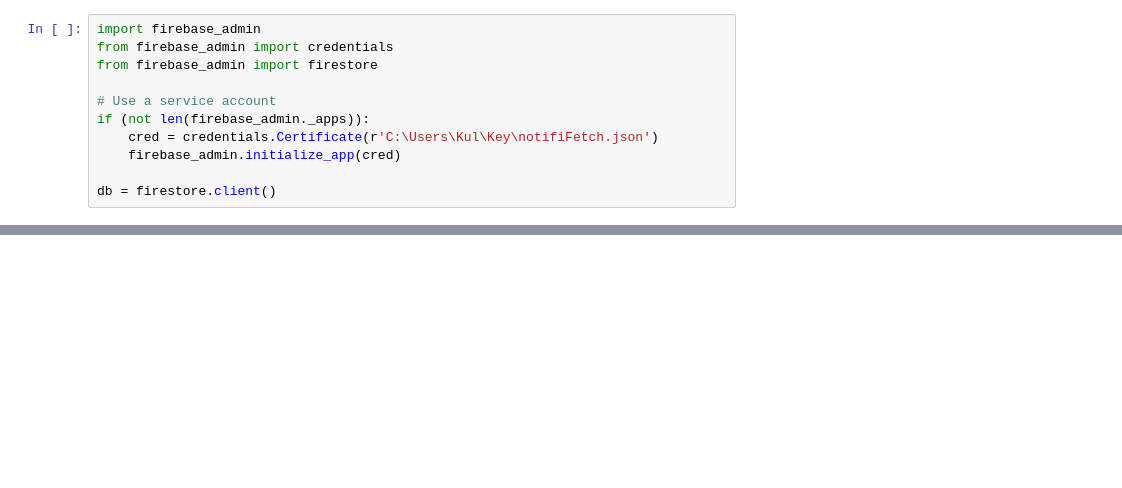
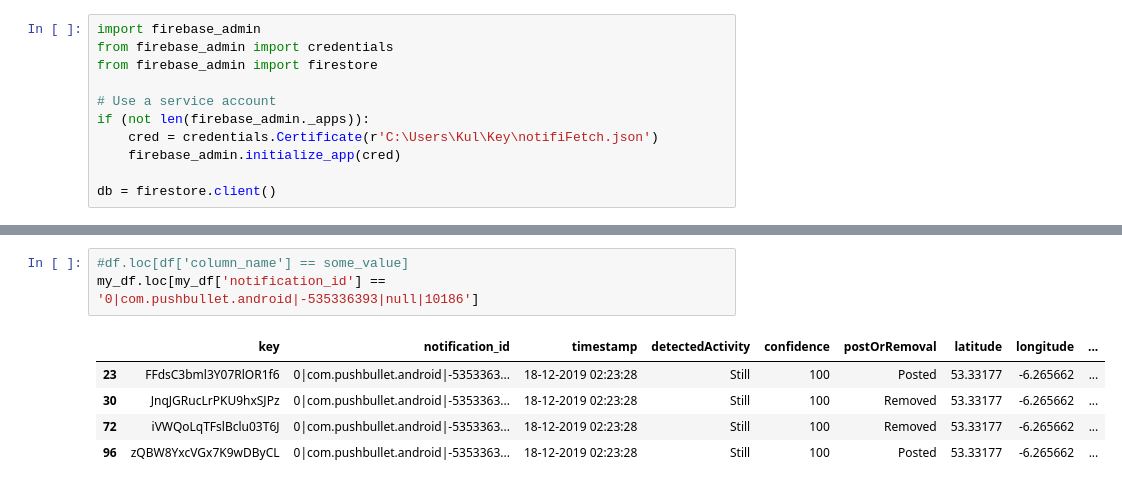
Before and after one commit to kulgaurav/NotificationLogger, a Jupyter notebook: Firestone_Fetch.ipynb, the cells around one changed output, grey strips where cells are left out. Drawn from its saved outputs; the diff is of its cells as text; blank space fills up the shorter version.

```diff
--- a/Firestone_Fetch.ipynb
+++ b/Firestone_Fetch.ipynb
@@ -35,0 +99,9 @@ zzyVKAauSGNiSYpZCDbF => {'notificationID': 8, 'maxConfidence': 40, 'timestamp':
+# %%
+#df.loc[df['column_name'] == some_value]
+my_df.loc[my_df['notification_id'] == '0|com.pushbullet.android|-535336393|null|10186']
+# %% [output]
+|  | key | notification_id | timestamp | detectedActivity | confidence | postOrRemoval | latitude | longitude | ... |
+| 23 | FFdsC3bml3Y07RlOR1f6 | 0|com.pushbullet.android|-5353363... | 18-12-2019 02:23:28 | Still | 100 | Posted | 53.33177 | -6.265662 | ... |
+| 30 | JnqJGRucLrPKU9hxSJPz | 0|com.pushbullet.android|-5353363... | 18-12-2019 02:23:28 | Still | 100 | Removed | 53.33177 | -6.265662 | ... |
+| 72 | iVWQoLqTFslBclu03T6J | 0|com.pushbullet.android|-5353363... | 18-12-2019 02:23:28 | Still | 100 | Removed | 53.33177 | -6.265662 | ... |
+| 96 | zQBW8YxcVGx7K9wDByCL | 0|com.pushbullet.android|-5353363... | 18-12-2019 02:23:28 | Still | 100 | Posted | 53.33177 | -6.265662 | ... |
```
Also changed, not shown: parts of 5 cells of this notebook, 7 other files.
